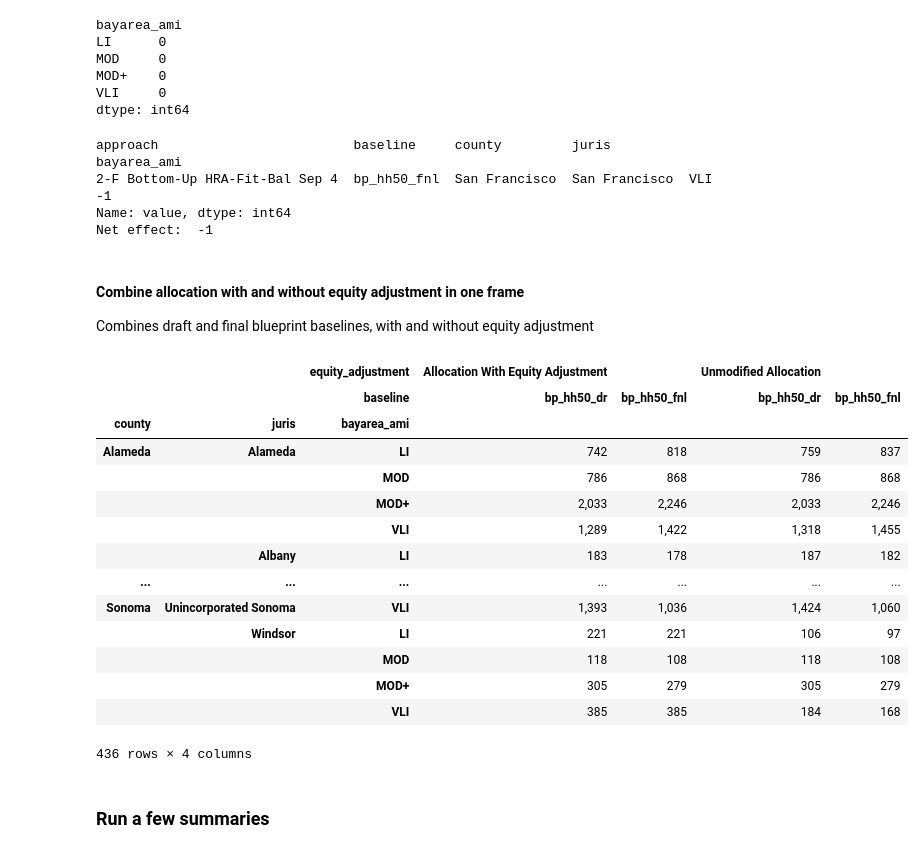
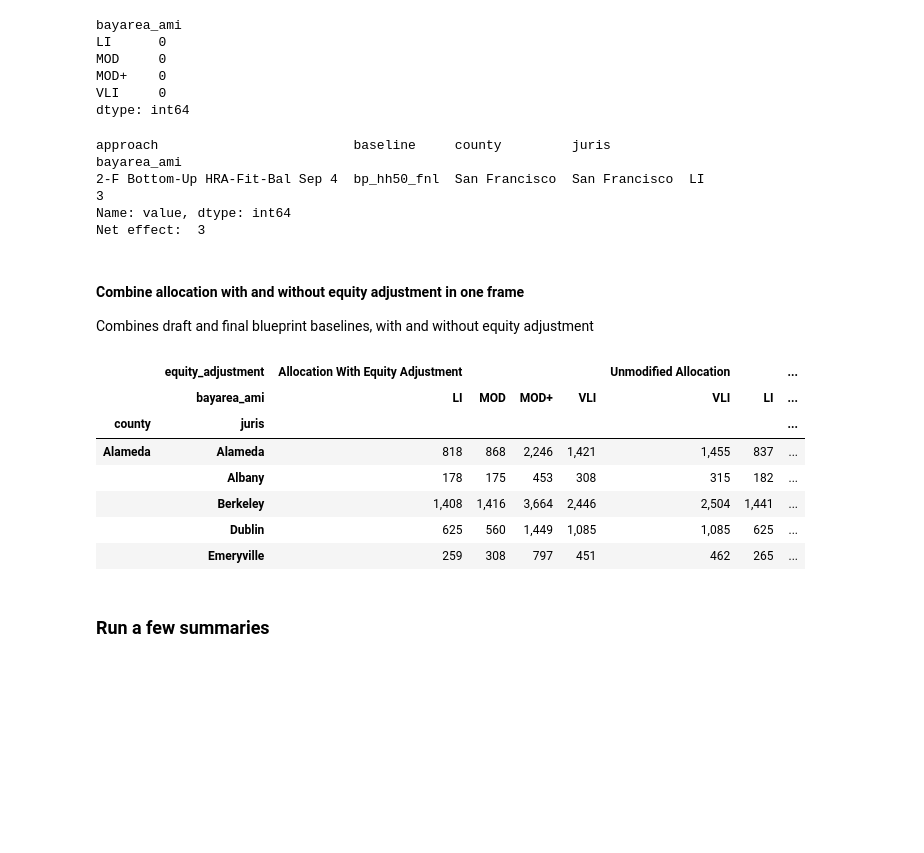
Before and after one commit to BayAreaMetro/regional-housing-needs-assessment, a Jupyter notebook: RHNA/ABAG RHNA Cycle 6.ipynb, the cells around one changed output. Drawn from its saved outputs; the diff is of its cells as text; code cells hidden in the pictures; blank space fills up the shorter version.

Commit message:
Changed rounding for equity adjustment
Changed rounding in equity adjustment from np.ceil to np.round

```diff
--- a/RHNA/ABAG RHNA Cycle 6.ipynb
+++ b/RHNA/ABAG RHNA Cycle 6.ipynb
@@ -883,8 +896,8 @@ Net effect:  -4.0
 
 The Housing Methodology Committee came up with a list of 49 jurisdictions that are both more segregated and higher income than the average. The equity adjustment then looks at the two low income groups and sets a floor that is proportional to the city's share of regional households in 2020. If the city has 1.6 percent of the region's households, it will get 1.6 percent of the region's low income RHNA as well. See this Executive Board [appendix](http://mtc.legistar.com/gateway.aspx?M=F&ID=7bcacfc3-77ec-47a7-b224-68256428029a.pdf) for more information on the effects of this adjustment. Overall - just below 3,100 units (0.7%), out of 441,700, are shifted.
 # %%
-affh_advocate_list=pd.read_excel('data/AFFH Eval Criteria Proposal Data w uninc.xlsx','Data w uninc',skipfooter=1).set_index(['county','Jurisdiction'])
-
+affh_advocate_list=pd.read_excel('data/AFFH Eval Criteria Proposal Data w uninc.xlsx','Data w uninc').set_index(['county','Jurisdiction'])
+affh_advocate_list=affh_advocate_list.loc[~affh_advocate_list.index.get_level_values(1).isna()]
 affh_advocate_list['advocate_class']=affh_advocate_list['Proposed Equity-Oriented Approach '].map({'NO':'Other jurisdictions','YES':'Jurisdictions with above-average divergence scores\nand % of households above 120% Area Median Income'})
 
 affh_advocate_list.index=affh_advocate_list.index.set_names('juris',level=1)
@@ -893,4 +906,5 @@ affh_advocate_list=affh_advocate_list.replace('Jurisdictions with above-average
                           'Jurisdictions identified by HMC-proposed composite score for divergence index and % of households above 120% Area Median Income')
 exclusionary_cities=affh_advocate_list[affh_advocate_list!='Other jurisdictions'].index.get_level_values(1)
 exclusionary_cities
+affh_advocate_list
 # %% [output]
@@ -991,7 +1007,8 @@ def equity_adjustment_v2(use_2020_hh=True):
 
 
     # round units to reallocate to integers
-    approach_unit_deficit.units = approach_unit_deficit.units.map(np.ceil)
+    #approach_unit_deficit.units = approach_unit_deficit.units.map(np.ceil)
+    approach_unit_deficit.units = approach_unit_deficit.units.map(np.round)
 
     # How many VLI/LI units are to be moved across the fence, from the remainder cities to the deficit ones?
 
@@ -1113,36 +1130,29 @@ print(adj_diff_equity[adj_diff_equity != 0])
 print('Net effect: ', adj_diff_equity[adj_diff_equity != 0].sum())
 # %% [output]
 approach                         baseline     county         juris          bayarea_ami
-2-F Bottom-Up HRA-Fit-Bal Sep 4  bp_hh50_fnl  San Francisco  San Francisco  VLI           -1
+2-F Bottom-Up HRA-Fit-Bal Sep 4  bp_hh50_fnl  San Francisco  San Francisco  LI             3
 Name: value, dtype: int64
-Net effect:  -1
+Net effect:  3
 # %% [markdown]
 #### Combine allocation with and without equity adjustment in one frame
 Combines draft and final blueprint baselines, with and without equity adjustment
 # %%
 pd.options.display.float_format = '{:,.0f}'.format
 allocation_plain_and_adjusted = pd.concat([allocation_equity_adj,
                                            allocation_plain],
                                           keys=['Allocation With Equity Adjustment',
                                                 'Unmodified Allocation'],
                                           names=['equity_adjustment'])  # .reset_index()
-allocation_plain_and_adjusted.loc[:, OPTION8A].unstack([0, 1])
+allocation_plain_and_adjusted.loc[:, OPTION8A,'bp_hh50_fnl'].unstack([0, 3]).head()
 # %% [output]
-|  |  | equity_adjustment | Allocation With Equity Adjustment |  | Unmodified Allocation |  |
-|  |  | baseline | bp_hh50_dr | bp_hh50_fnl | bp_hh50_dr | bp_hh50_fnl |
-| county | juris | bayarea_ami |  |  |  |  |
-| Alameda | Alameda | LI | 742 | 818 | 759 | 837 |
-|  |  | MOD | 786 | 868 | 786 | 868 |
-|  |  | MOD+ | 2,033 | 2,246 | 2,033 | 2,246 |
-|  |  | VLI | 1,289 | 1,422 | 1,318 | 1,455 |
-|  | Albany | LI | 183 | 178 | 187 | 182 |
-| ... | ... | ... | ... | ... | ... | ... |
-| Sonoma | Unincorporated Sonoma | VLI | 1,393 | 1,036 | 1,424 | 1,060 |
-|  | Windsor | LI | 221 | 221 | 106 | 97 |
-|  |  | MOD | 118 | 108 | 118 | 108 |
-|  |  | MOD+ | 305 | 279 | 305 | 279 |
-|  |  | VLI | 385 | 385 | 184 | 168 |
+|  | equity_adjustment | Allocation With Equity Adjustment |  |  |  | Unmodified Allocation |  | ... |
+|  | bayarea_ami | LI | MOD | MOD+ | VLI | VLI | LI | ... |
+| county | juris |  |  |  |  |  |  | ... |
+| Alameda | Alameda | 818 | 868 | 2,246 | 1,421 | 1,455 | 837 | ... |
+|  | Albany | 178 | 175 | 453 | 308 | 315 | 182 | ... |
+|  | Berkeley | 1,408 | 1,416 | 3,664 | 2,446 | 2,504 | 1,441 | ... |
+|  | Dublin | 625 | 560 | 1,449 | 1,085 | 1,085 | 625 | ... |
+|  | Emeryville | 259 | 308 | 797 | 451 | 462 | 265 | ... |
-436 rows × 4 columns
 # %% [markdown]
 ### Run a few summaries
 # %%
```
Also changed, not shown: parts of 11 cells of this notebook, 11 other files.
